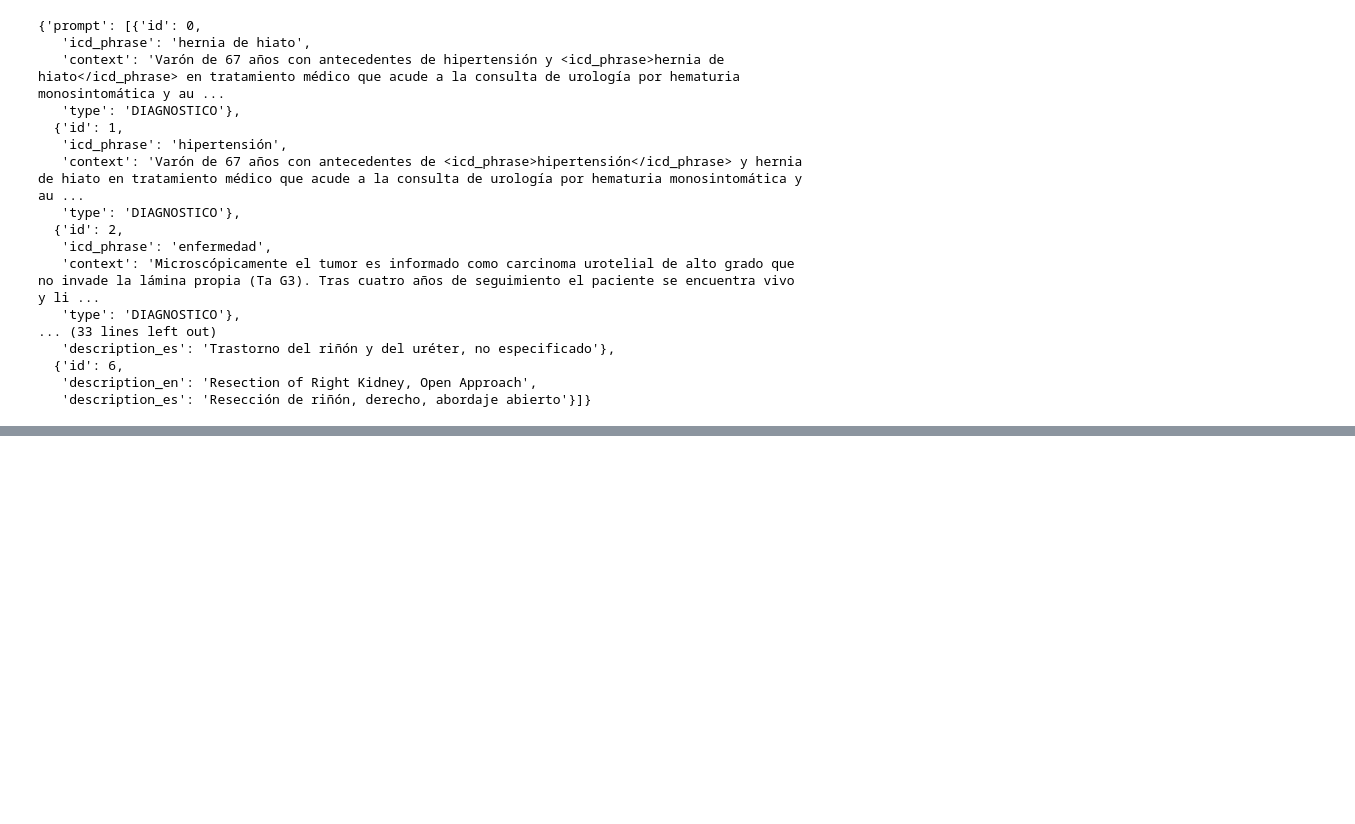
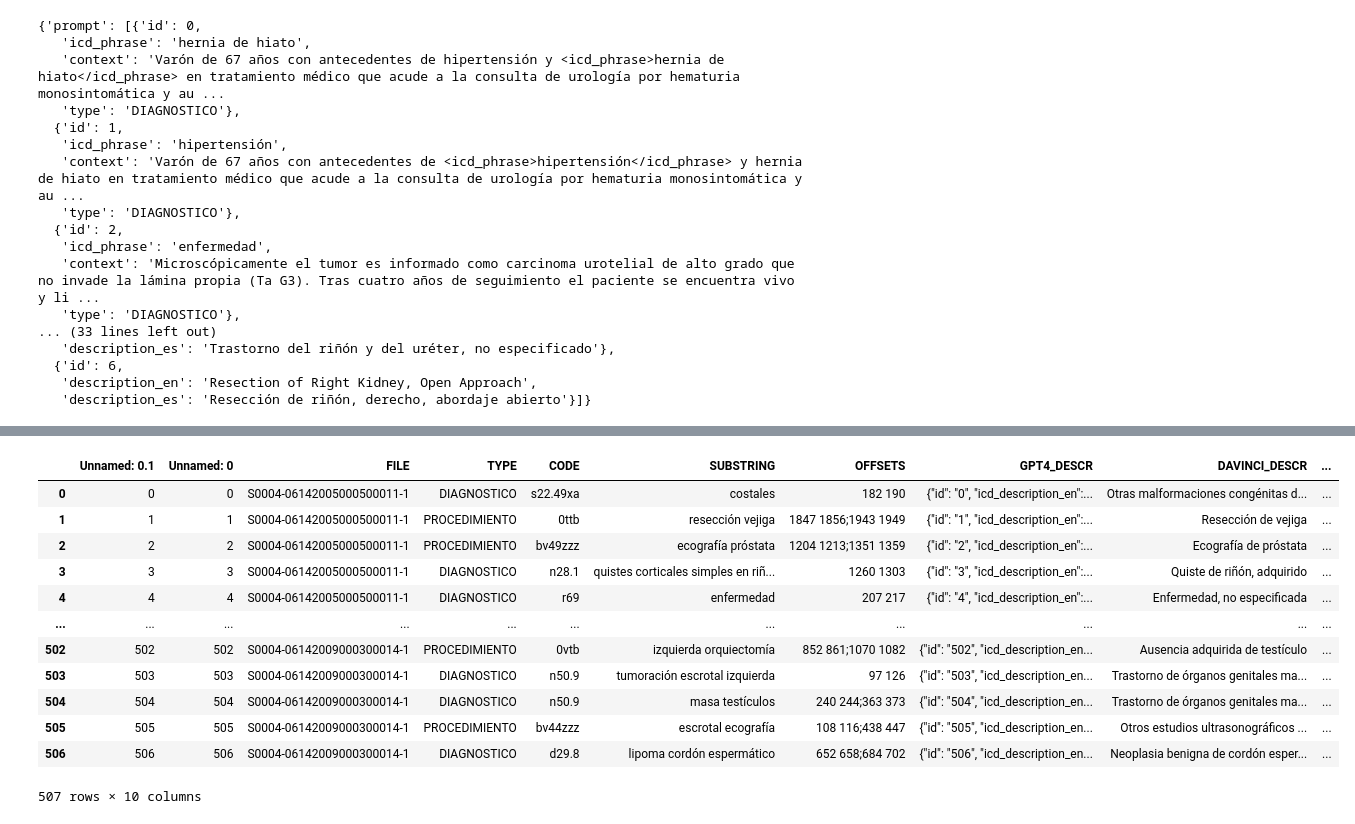
Before and after one commit to putssander/icdllmeval, a Jupyter notebook: notebooks/10 description-evaluation.ipynb, the cells around one changed output, grey strips where cells are left out. Saved outputs shown, nothing was run; the diff lists cells and outputs as text; code cells hidden in the pictures; blank space fills up the shorter version.

Commit message:
eval descriptions

```diff
--- a/notebooks/10 description-evaluation.ipynb
+++ b/notebooks/10 description-evaluation.ipynb
@@ -225,0 +425,3 @@ df_dev_x.head(30)
+# %%
+df_analyse_x_25 = pd.read_excel(f"{path_descriptions}/codiesp_{split}_descriptions.xlsx")
+df_analyse_x_25
@@ -225,0 +442,19 @@ df_dev_x.head(30)
+# %%
+def get_descr_es(s):
+    return json.loads(s)["icd_description_es"]
+df_analyse_x_25["GPT4_DESCR_FLAT"] = df_analyse_x_25["GPT4_DESCR"].apply(get_descr_es)
+df_analyse_x_25
+# %% [output]
+|  | Unnamed: 0.1 | Unnamed: 0 | FILE | TYPE | CODE | SUBSTRING | OFFSETS | GPT4_DESCR | DAVINCI_DESCR | ... |
+| 0 | 0 | 0 | S0004-06142005000500011-1 | DIAGNOSTICO | s22.49xa | costales | 182 190 | {"id": "0", "icd_description_en":... | Otras malformaciones congénitas d... | ... |
+| 1 | 1 | 1 | S0004-06142005000500011-1 | PROCEDIMIENTO | 0ttb | resección vejiga | 1847 1856;1943 1949 | {"id": "1", "icd_description_en":... | Resección de vejiga | ... |
+| 2 | 2 | 2 | S0004-06142005000500011-1 | PROCEDIMIENTO | bv49zzz | ecografía próstata | 1204 1213;1351 1359 | {"id": "2", "icd_description_en":... | Ecografía de próstata | ... |
+| 3 | 3 | 3 | S0004-06142005000500011-1 | DIAGNOSTICO | n28.1 | quistes corticales simples en riñ... | 1260 1303 | {"id": "3", "icd_description_en":... | Quiste de riñón, adquirido | ... |
+| 4 | 4 | 4 | S0004-06142005000500011-1 | DIAGNOSTICO | r69 | enfermedad | 207 217 | {"id": "4", "icd_description_en":... | Enfermedad, no especificada | ... |
+| ... | ... | ... | ... | ... | ... | ... | ... | ... | ... | ... |
+| 502 | 502 | 502 | S0004-06142009000300014-1 | PROCEDIMIENTO | 0vtb | izquierda orquiectomía | 852 861;1070 1082 | {"id": "502", "icd_description_en... | Ausencia adquirida de testículo | ... |
+| 503 | 503 | 503 | S0004-06142009000300014-1 | DIAGNOSTICO | n50.9 | tumoración escrotal izquierda | 97 126 | {"id": "503", "icd_description_en... | Trastorno de órganos genitales ma... | ... |
+| 504 | 504 | 504 | S0004-06142009000300014-1 | DIAGNOSTICO | n50.9 | masa testículos | 240 244;363 373 | {"id": "504", "icd_description_en... | Trastorno de órganos genitales ma... | ... |
+| 505 | 505 | 505 | S0004-06142009000300014-1 | PROCEDIMIENTO | bv44zzz | escrotal ecografía | 108 116;438 447 | {"id": "505", "icd_description_en... | Otros estudios ultrasonográficos ... | ... |
+| 506 | 506 | 506 | S0004-06142009000300014-1 | DIAGNOSTICO | d29.8 | lipoma cordón espermático | 652 658;684 702 | {"id": "506", "icd_description_en... | Neoplasia benigna de cordón esper... | ... |
+507 rows × 10 columns
```
Also changed, not shown: parts of 23 cells of this notebook, 2 other files.
